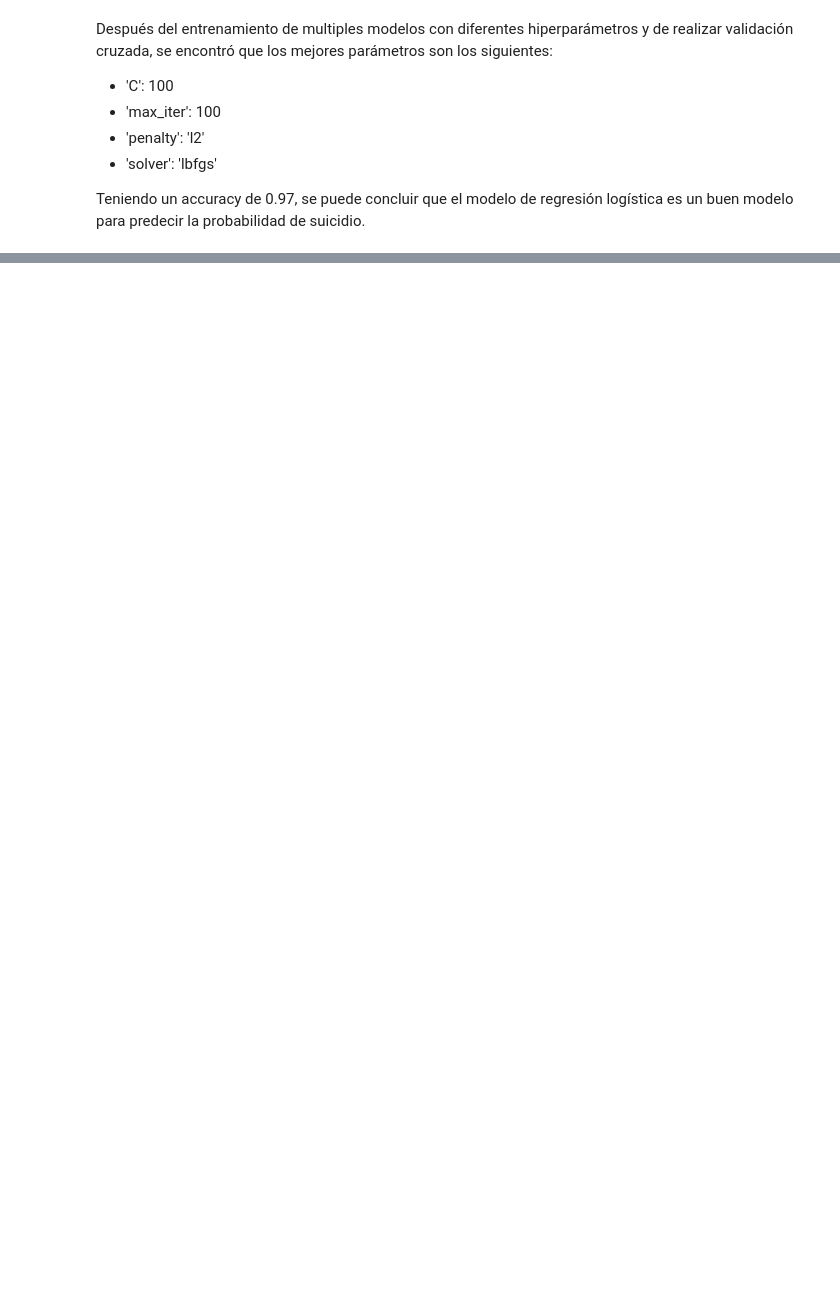
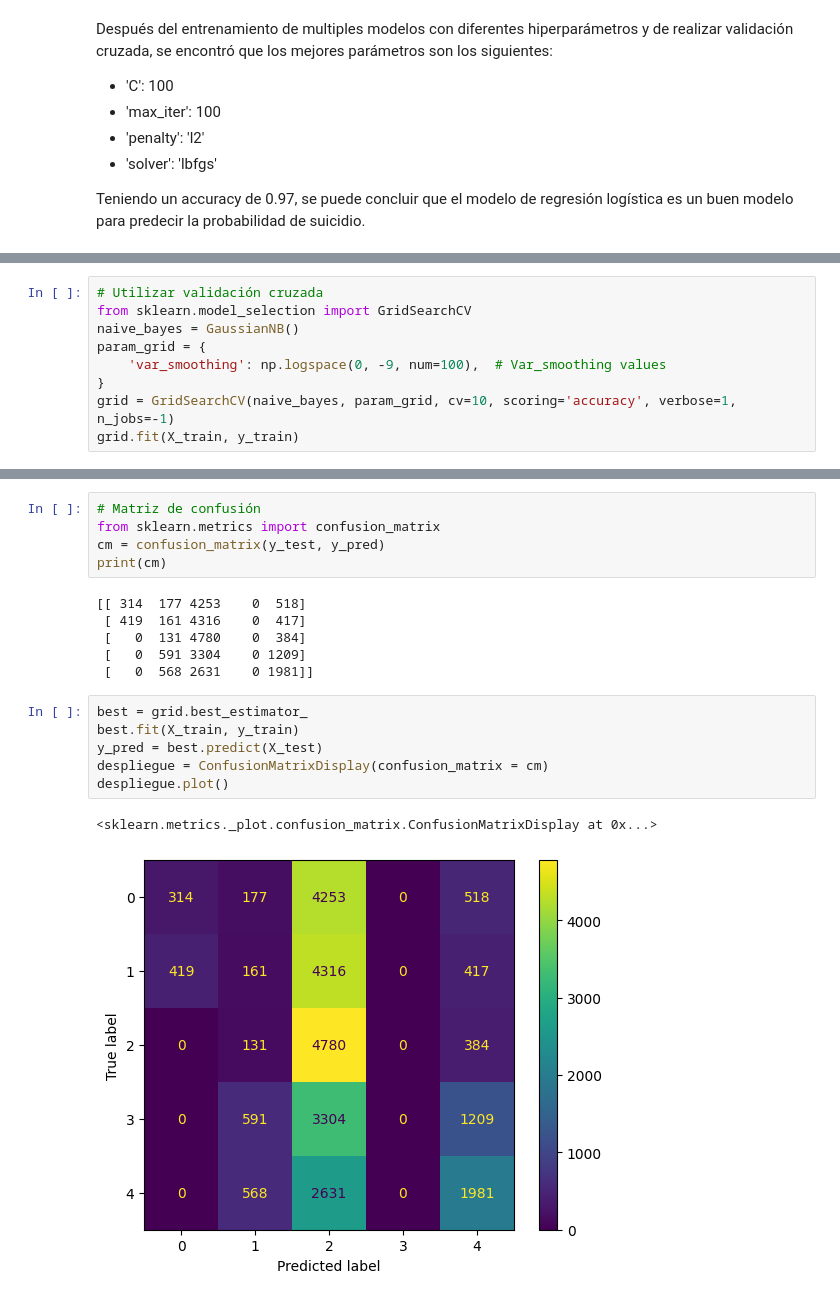
Before and after one commit to jazurdia/Proyecto1MD, a Jupyter notebook: informe.ipynb, the cells around one changed output, grey strips where cells are left out. Saved outputs shown, nothing was run; the diff lists cells and outputs as text; blank space fills up the shorter version.

```diff
--- a/informe.ipynb
+++ b/informe.ipynb
@@ -285,0 +391,9 @@ weighted avg       0.97      0.97      0.97     39231
+# %%
+# Utilizar validación cruzada
+from sklearn.model_selection import GridSearchCV
+naive_bayes = GaussianNB()
+param_grid = {
+    'var_smoothing': np.logspace(0, -9, num=100),  # Var_smoothing values
+}
+grid = GridSearchCV(naive_bayes, param_grid, cv=10, scoring='accuracy', verbose=1, n_jobs=-1)
+grid.fit(X_train, y_train)
@@ -285,0 +428,20 @@ weighted avg       0.97      0.97      0.97     39231
+# %%
+# Matriz de confusión
+from sklearn.metrics import confusion_matrix
+cm = confusion_matrix(y_test, y_pred)
+print(cm)
+# %% [output]
+[[ 314  177 4253    0  518]
+ [ 419  161 4316    0  417]
+ [   0  131 4780    0  384]
+ [   0  591 3304    0 1209]
+ [   0  568 2631    0 1981]]
+# %%
+best = grid.best_estimator_
+best.fit(X_train, y_train)
+y_pred = best.predict(X_test)
+despliegue = ConfusionMatrixDisplay(confusion_matrix = cm)
+despliegue.plot()
+# %% [output]
+<sklearn.metrics._plot.confusion_matrix.ConfusionMatrixDisplay at 0x...>
+[figure, added]
```
Also changed, not shown: parts of 23 cells of this notebook, 1 other file.
